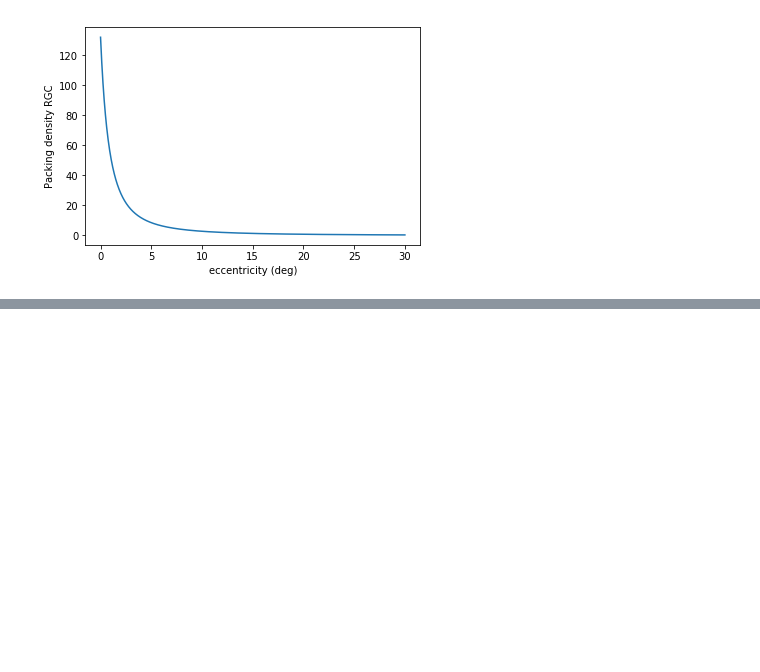
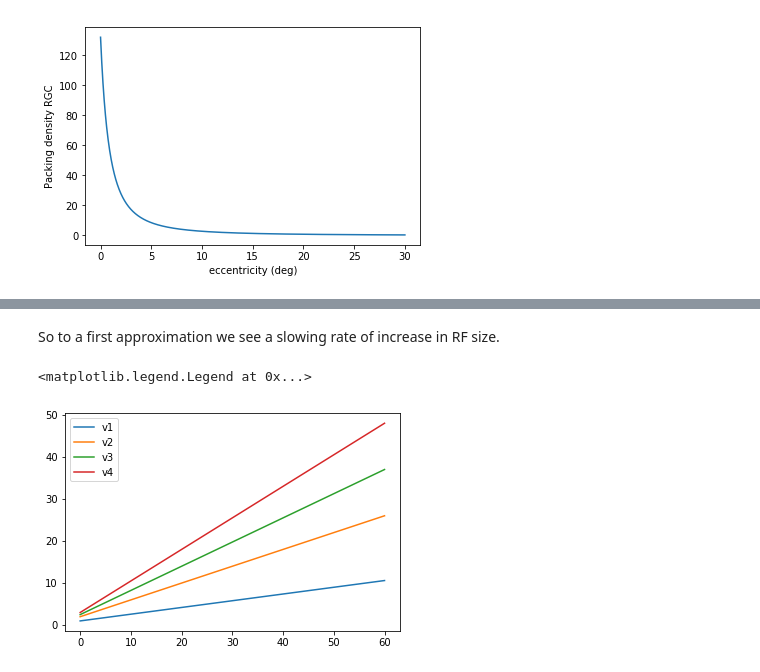
Before and after one commit to deanpospisil/ipython_nb, a Jupyter notebook: Spatial receptive fields in the ventral stream..ipynb, the cells around one changed output, grey strips where cells are left out. Cells and saved outputs as stored; diff of their text form; code cells hidden in the pictures; blank space fills up the shorter version.

```diff
--- a/Spatial receptive fields in the ventral stream..ipynb
+++ b/Spatial receptive fields in the ventral stream..ipynb
@@ -141,0 +164,14 @@ plt.ylabel('Packing density RGC');
+# %% [markdown]
+So to a first approximation we see a slowing rate of increase in RF size.
+# %%
+rfs = [0.16, 0.4, .575, .75]
+offsets = [1, 2, 2.5, 3]
+
+ecc = np.linspace(0,60,100)
+for scale, shift in zip(rfs, offsets):
+    plt.plot(ecc, ecc*scale+shift)
+
+plt.legend(['v1', 'v2', 'v3', 'v4'])
+# %% [output]
+<matplotlib.legend.Legend at 0x...>
+[figure, added]
```
Also changed, not shown: parts of 4 cells of this notebook, 4 other files.
